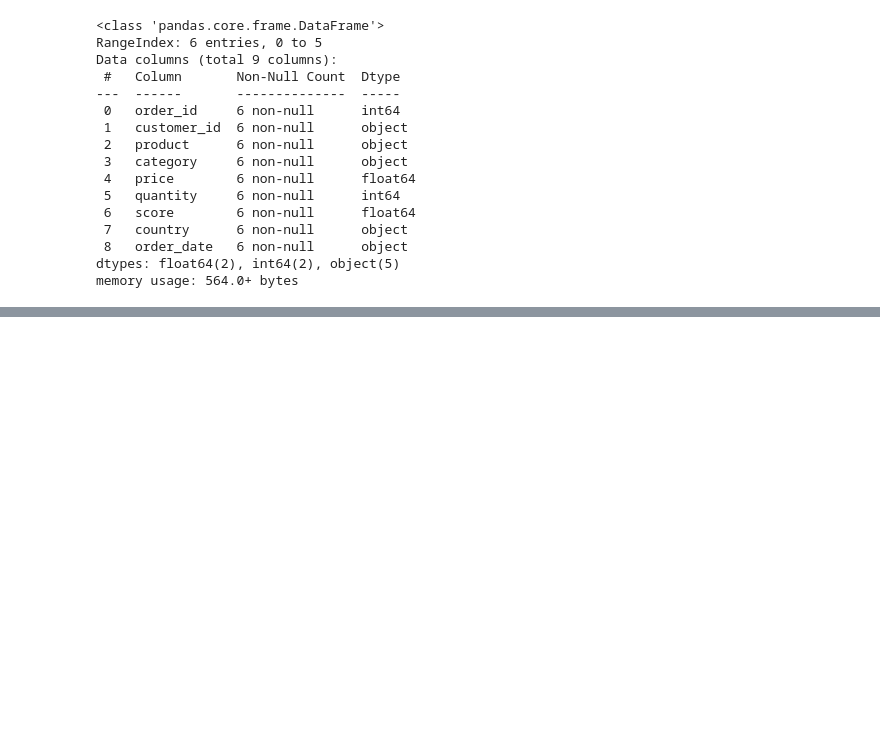
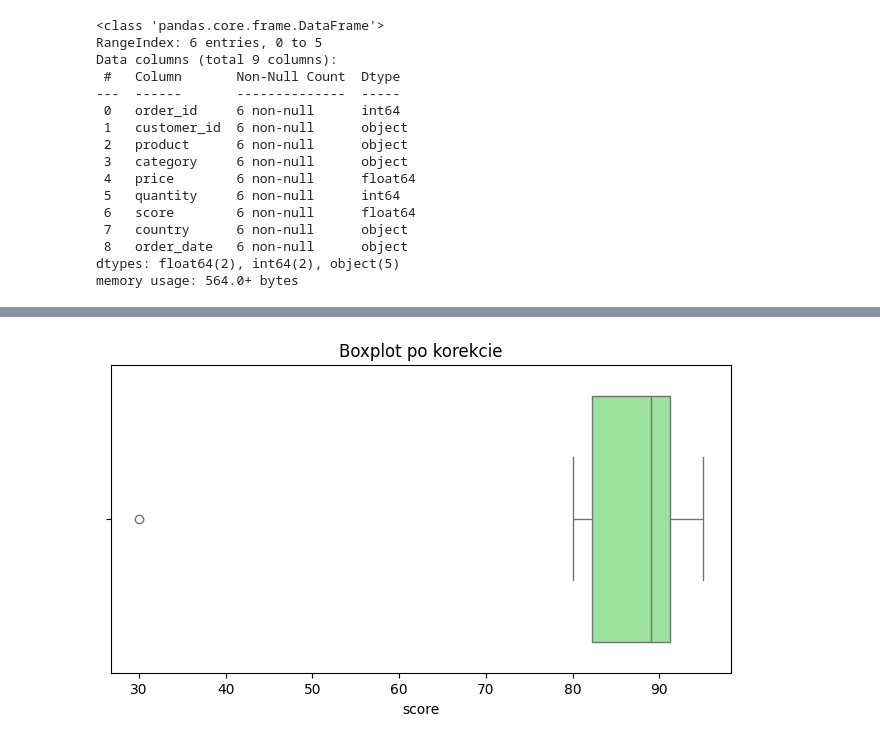
Before and after one commit to rajkonkret/PythonProjectAnaliza-20-10-2025, a Jupyter notebook: cwiczenie5.ipynb, the cells around one changed output, grey strips where cells are left out. Drawn from its saved outputs; the diff is of its cells as text; code cells hidden in the pictures; blank space fills up the shorter version.

```diff
--- a/cwiczenie5.ipynb
+++ b/cwiczenie5.ipynb
@@ -135,0 +178,5 @@ memory usage: 564.0+ bytes
+# %%
+Q1 = df['score'].quantile(0.25)
+Q3 = df['score'].quantile(0.75)
+IQR = Q3 - Q1
+IQR
@@ -135,0 +185,4 @@ memory usage: 564.0+ bytes
+# %%
+lower_bound = Q1 - 1.5 * IQR
+upper_bound = Q3 + 1.5 * IQR
+print(f"{Q1=}, {Q3=}, {IQR=}, Górna granica={upper_bound}")
@@ -135,0 +239,10 @@ memory usage: 564.0+ bytes
+# %%
+median_score = df['score'].median()
+df.loc[df['score'] > upper_bound, "score"] = median_score
+# %%
+plt.figure(figsize=(8,4))
+sns.boxplot(x=df['score'], color="lightgreen")
+plt.title("Boxplot po korekcie")
+plt.show()
+# %% [output]
+[figure, added]
```
Also changed, not shown: parts of 18 cells of this notebook.
